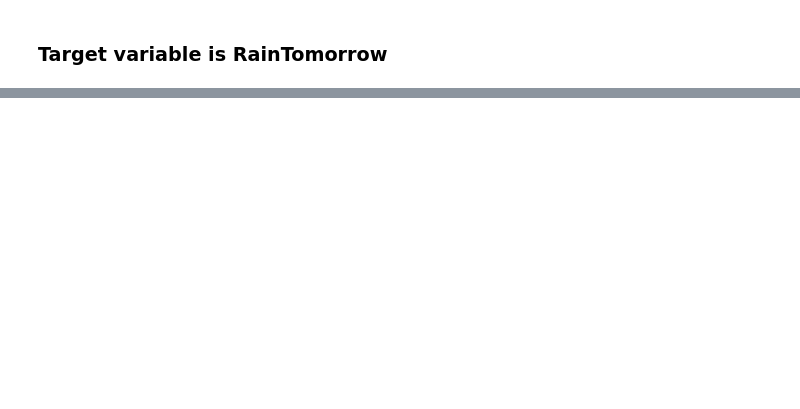
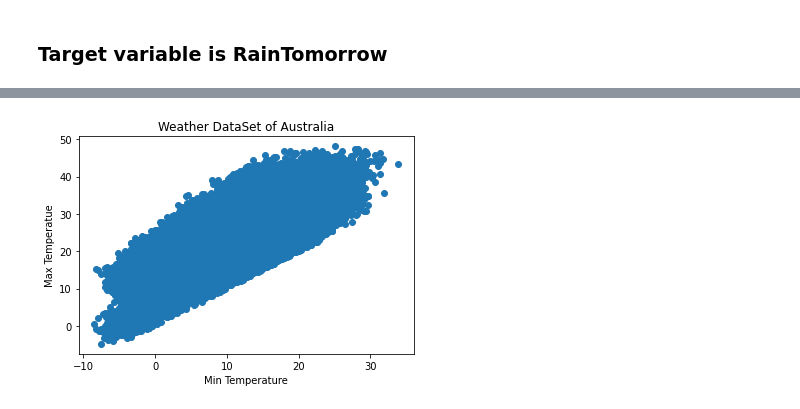
Before and after one commit to sajeeshen/CalculatorAPI, a Jupyter notebook: WeatherAUS.ipynb, the cells around one changed output, grey strips where cells are left out. Saved outputs shown, nothing was run; the diff lists cells and outputs as text; code cells hidden in the pictures; blank space fills up the shorter version.

```diff
--- a/WeatherAUS.ipynb
+++ b/WeatherAUS.ipynb
@@ -123,0 +132,9 @@ categorical_variables
+# %%
+fix, ax = plt.subplots()
+ax.scatter(df['MinTemp'], df['MaxTemp'])
+ax.set_title('Weather DataSet of Australia')
+ax.set_xlabel('Min Temperature')
+ax.set_ylabel('Max Temperatue')
+plt.show()
+# %% [output]
+[figure, added]
```
Also changed, not shown: parts of 52 cells of this notebook.
